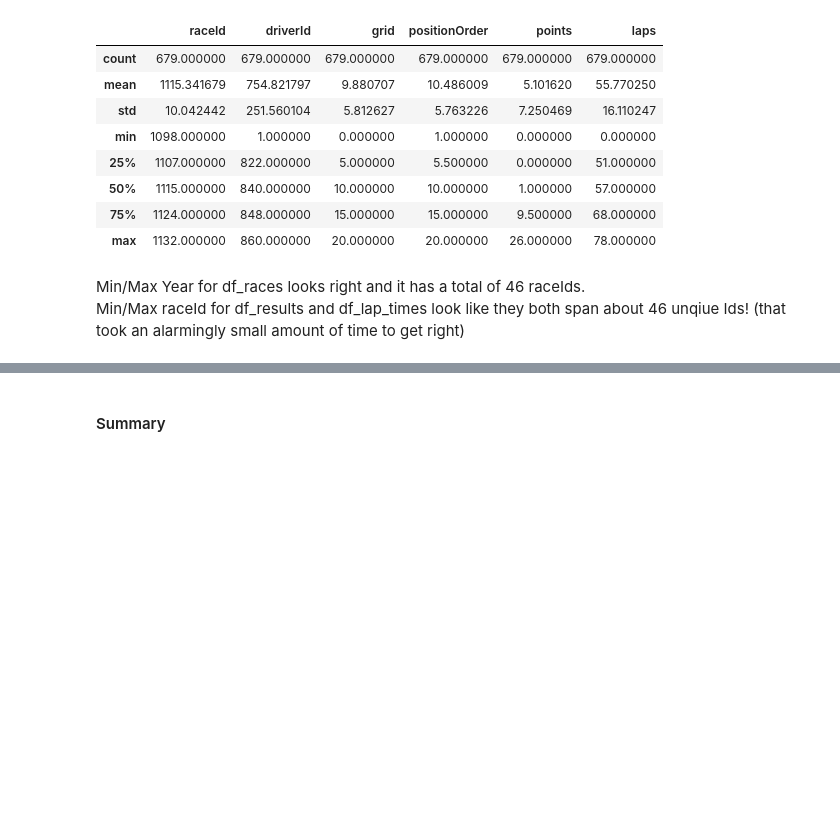
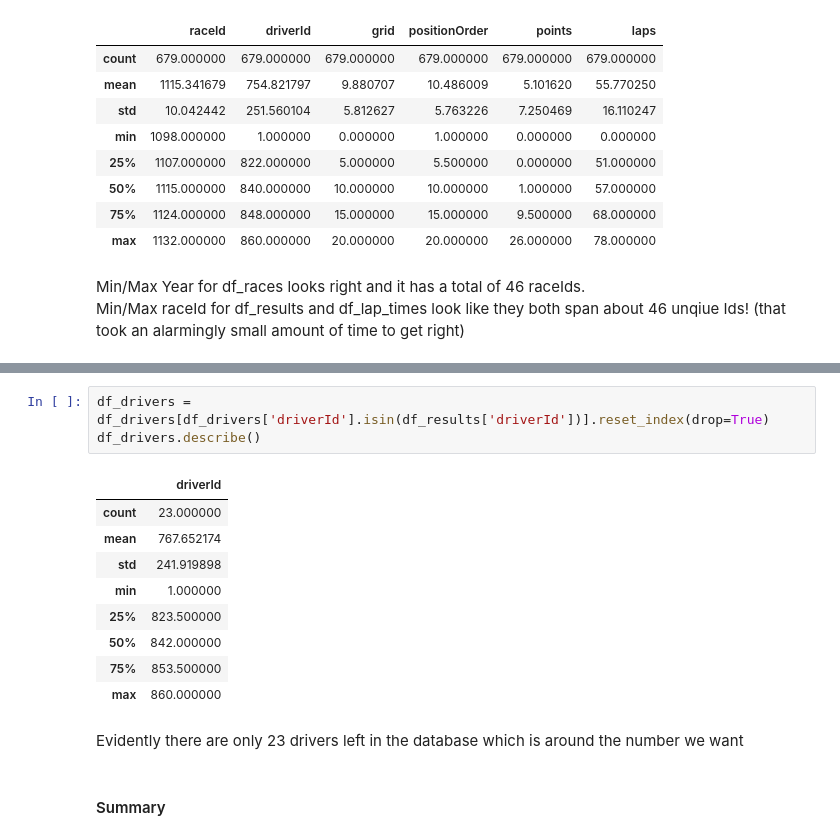
Before and after one commit to D-Cassidy/formula1-data-analysis, a Jupyter notebook: notebooks/driver_performance_analysis.ipynb, the cells around one changed output, grey strips where cells are left out. Saved outputs shown, nothing was run; the diff lists cells and outputs as text; blank space fills up the shorter version.

```diff
--- a/notebooks/driver_performance_analysis.ipynb
+++ b/notebooks/driver_performance_analysis.ipynb
@@ -450,3 +464,18 @@ Min/Max raceId for df_results and df_lap_times look like they both span about 46
+# %%
+df_drivers = df_drivers[df_drivers['driverId'].isin(df_results['driverId'])].reset_index(drop=True)
+df_drivers.describe()
+# %% [output]
+|  | driverId |
+| count | 23.000000 |
+| mean | 767.652174 |
+| std | 241.919898 |
+| min | 1.000000 |
+| 25% | 823.500000 |
+| 50% | 842.000000 |
+| 75% | 853.500000 |
+| max | 860.000000 |
+# %% [markdown]
+Evidently there are only 23 drivers left in the database which is around the number we want
 # %% [markdown]
 #### Summary
 # %% [markdown]
```
Also changed, not shown: parts of 3 cells of this notebook.
